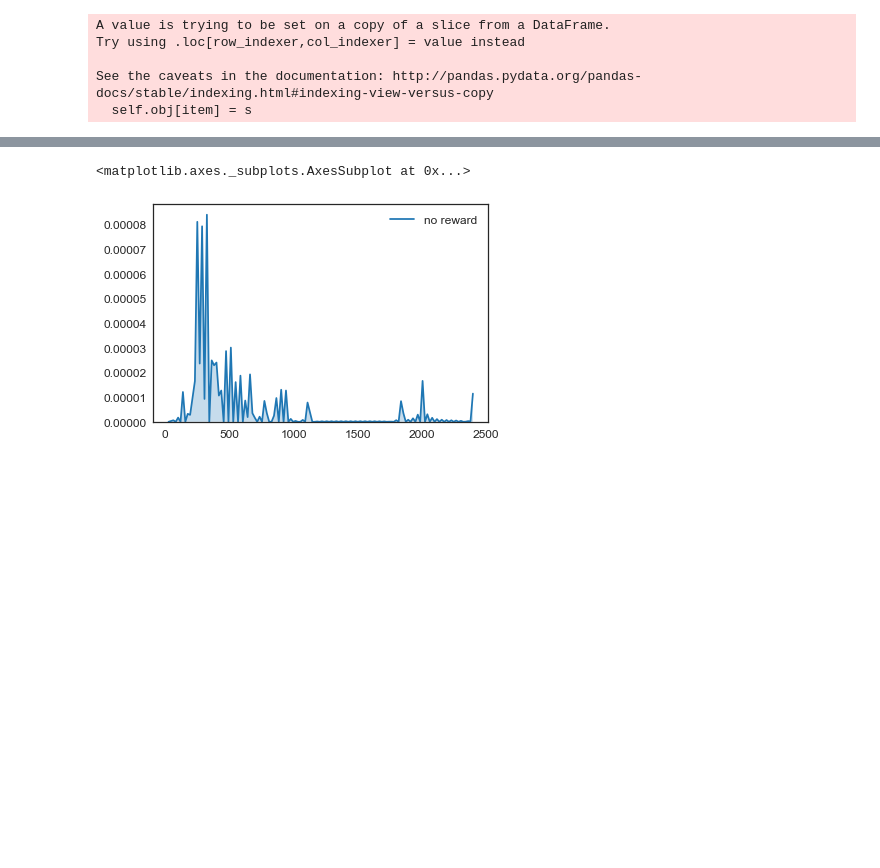
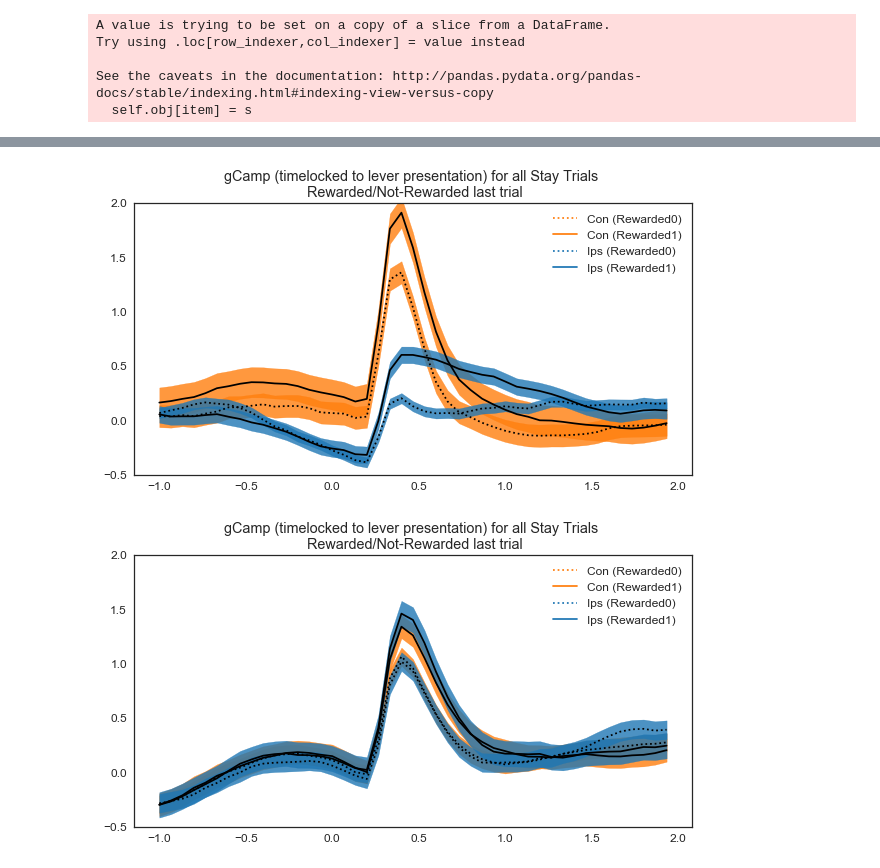
Before and after one commit to rachelstephlee/qlearning, a Jupyter notebook: Gcamp_analysis.ipynb, the cells around one changed output, grey strips where cells are left out. Cells and saved outputs as stored; diff of their text form; code cells hidden in the pictures; blank space fills up the shorter version.

Commit message:
updated gcamp analysis with the desired plots

```diff
--- a/Gcamp_analysis.ipynb
+++ b/Gcamp_analysis.ipynb
@@ -557,7 +183,0 @@ bin_len_nr = list(filter(lt, bin_len_nr))
-# %%
-# sns.kdeplot(bin_len, shade=True, label = 'all')
-sns.kdeplot(bin_len_nr, shade=True, label = 'no reward')
-# sns.kdeplot(bin_len_r, shade=True, label = 'reward')
-# %% [output]
-<matplotlib.axes._subplots.AxesSubplot at 0x...>
-[figure, removed]
@@ -569,0 +184,46 @@ plt.ylabel('gcamp response (unnnormalized)')
+# %%
+df_DMS = pd.DataFrame(data_g, columns = ('MouseID', 'Trial', 'Action', 'Reward', 'Stay/Leave',
+                                             'tstart_i', 'g_np',
+                                             'np_i', 'g_lp',
+                                            'lp_i', 'g_choice',
+                                            'choice_i', 'g_reward')) # pre_lever', 'g_pre_choice', 'g_post_choice')) # c2r', 'g_post_reward'))
+
+df_DMS['Stay/Leave_next'] = df_DMS['Stay/Leave'].groupby(df_DMS['MouseID']).shift(-1)
+df_DMS['Reward_last'] = df_DMS['Reward'].groupby(df_DMS['MouseID']).shift(1)
+
+
+
+df_Nac = pd.DataFrame(data_nac, columns = ('MouseID', 'Trial', 'Action', 'Reward', 'Stay/Leave',
+                                             'tstart_i', 'g_np',
+                                             'np_i', 'g_lp',
+                                            'lp_i', 'g_choice',
+                                            'choice_i', 'g_reward')) # pre_lever', 'g_pre_choice', 'g_post_choice')) # c2r', 'g_post_reward'))
+
+df_Nac['Stay/Leave_next'] = df_Nac['Stay/Leave'].groupby(df_Nac['MouseID']).shift(-1)
+df_Nac['Reward_last'] = df_Nac['Reward'].groupby(df_Nac['MouseID']).shift(1)
+# %%
+NS = len(np.unique(df_Nac['MouseID']))
+# %%
+for df_src, color in zip([df_DMS, df_Nac], ['C0', 'C1']):
+
+    figure = plt.figure(figsize = (10, 5))
+    for ch, ch_col in zip(['Con', 'Ips'], ['C1', 'C0']):
+
+
+        for r, r_st in zip([0, 1], [':', '-']):
+            _g_reward = np.vstack(df_src[(df_src['Reward_last'] == r) & (df_DMS['Stay/Leave'] == 'stay') & (df_DMS['Action'] == ch)]['g_lp'])
+            x = np.arange(-LEN_BEFORE/15, LEN_AFTER/ 15, 1/15)
+            y = np.mean(_g_reward, axis = 0)
+            error = np.std(y, axis = 0) / np.sqrt(NS)
+
+            plt.plot(x, y, 'k', linestyle = r_st)
+            plt.ylim([-0.5, 2.0])
+
+            plt.fill_between(x, y-error, y+error, color = ch_col, alpha = 0.8)
+            plt.plot([], color = ch_col, linestyle = r_st, label = ch + ' (Rewarded' + str(r) + ')')
+    plt.title('gCamp (timelocked to lever presentation) for all Stay Trials \n Rewarded/Not-Rewarded last trial')
+
+    plt.legend()
+# %% [output]
+[figure, added]
+[figure, added]
```
Also changed, not shown: parts of 29 cells of this notebook.
